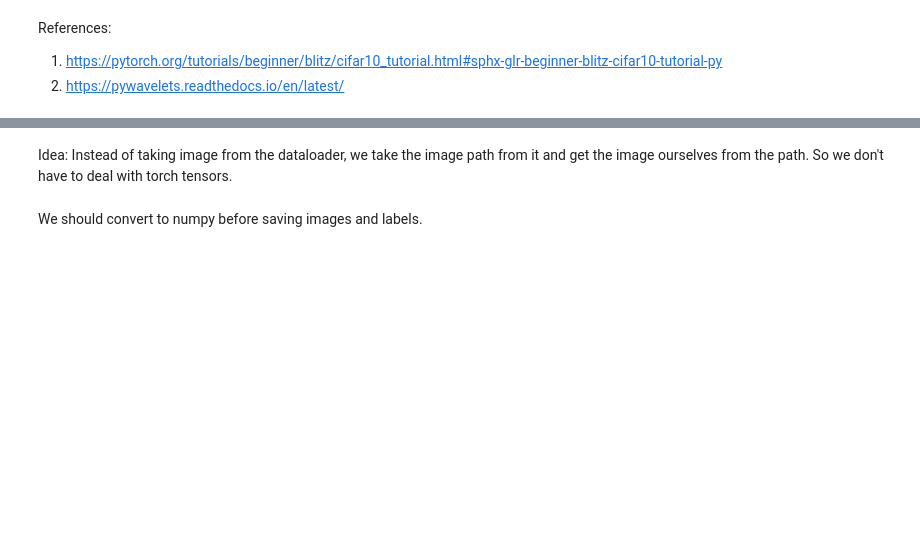
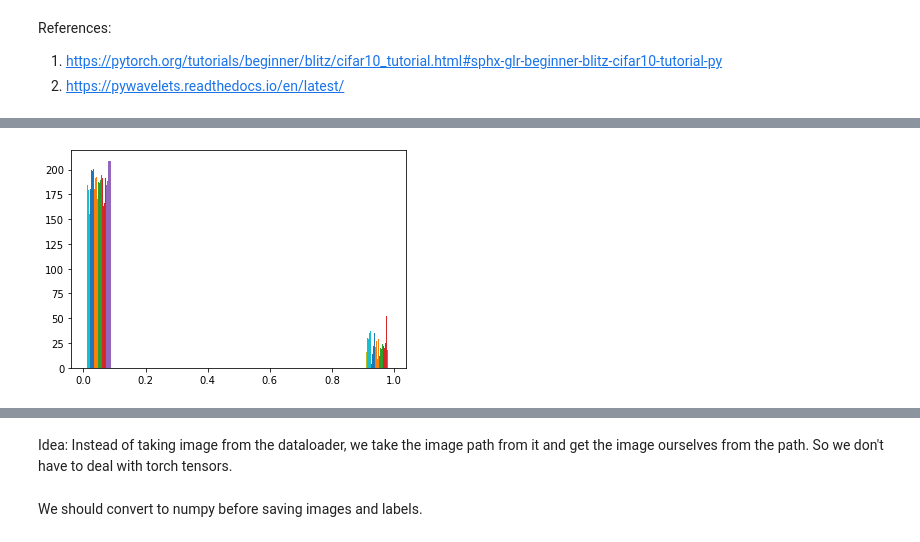
Before and after one commit to chaitanyaspatil/Edge_Detection_ECE_251C, a Jupyter notebook: Trial_nn_run.ipynb, the cells around one changed output, grey strips where cells are left out. Drawn from its saved outputs; the diff is of its cells as text; code cells hidden in the pictures; blank space fills up the shorter version.

```diff
--- a/Trial_nn_run.ipynb
+++ b/Trial_nn_run.ipynb
@@ -122,0 +171,5 @@ dataiter = iter(train_loader)
+# %%
+mask_4_hist = mask[0,0,:,:].numpy()
+plt.hist(mask_4_hist);
+# %% [output]
+[figure, added]
```
Also changed, not shown: parts of 18 cells of this notebook, 8 other files.
